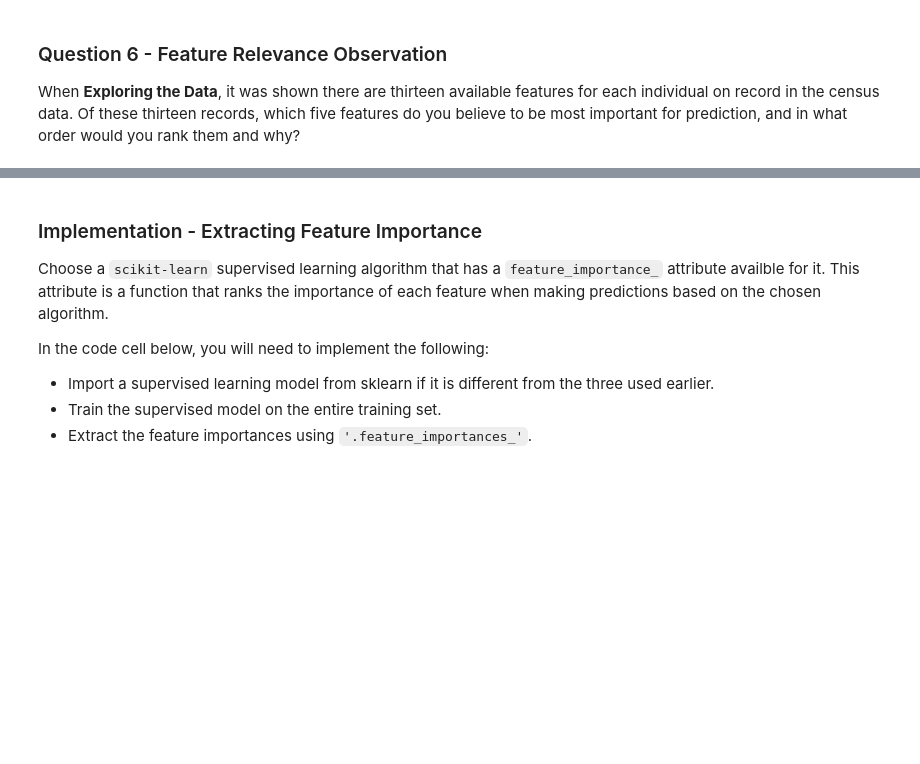
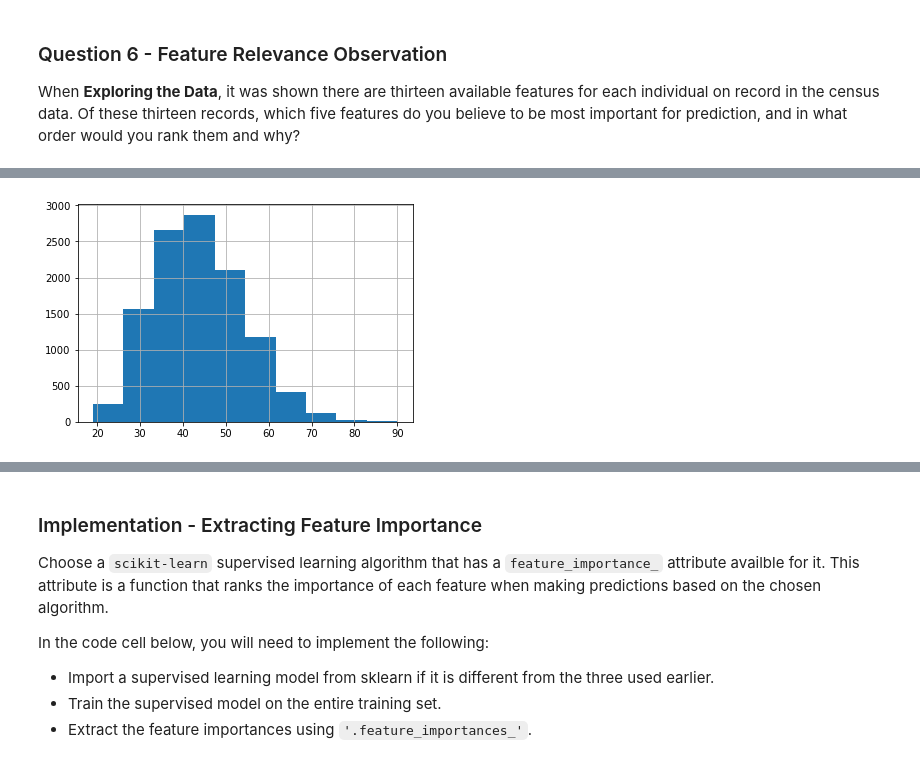
Before and after one commit to palpen/udacity_ml_engineer_projects, a Jupyter notebook: finding_donors/finding_donors.ipynb, the cells around one changed output, grey strips where cells are left out. Saved outputs shown, nothing was run; the diff lists cells and outputs as text; code cells hidden in the pictures; blank space fills up the shorter version.

```diff
--- a/finding_donors/finding_donors.ipynb
+++ b/finding_donors/finding_donors.ipynb
@@ -575,0 +674,4 @@ age, education, occupation, sex, capital gain
+# %%
+data[data['income'] == ">50K"].loc[:,'age'].hist();
+# %% [output]
+[figure, added]
```
Also changed, not shown: parts of 18 cells of this notebook.
